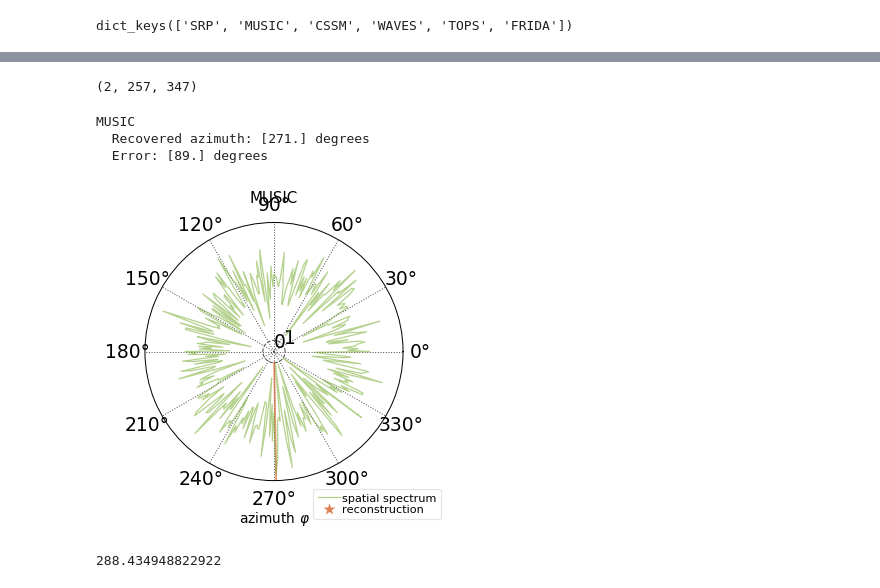
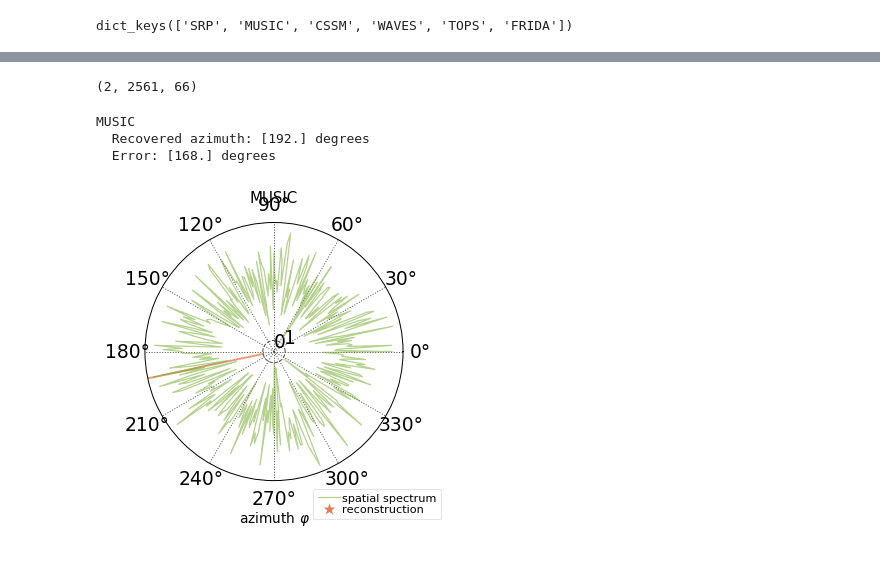
Before and after one commit to mosheman5/deep_voice, a Jupyter notebook: DOA_evaluation/pyroomdoa.ipynb, the cells around one changed output, grey strips where cells are left out. Saved outputs shown, nothing was run; the diff lists cells and outputs as text; code cells hidden in the pictures.

```diff
--- a/DOA_evaluation/pyroomdoa.ipynb
+++ b/DOA_evaluation/pyroomdoa.ipynb
@@ -63,7 +63,7 @@ data, fs = read_sound(file_name)
 # %%
 data, fs = read_sound(file_name, time=[285, 287])
 # %%
-data, fs = read_sound(file_name, time=[60, 245])
+# data, fs = read_sound(file_name, time=[60, 245])
 # %%
 data.shape
 # %% [output]
@@ -213,7 +208,7 @@ azimuth = 0
 # %%
 ################################
 # Compute the STFT frames needed
-nfft = 1024//2
+nfft = 1024*5
 X = np.array([
-    pra.stft(signal, nfft, nfft // 2, transform=np.fft.rfft).T
+    pra.stft(signal, nfft, nfft // 4, transform=np.fft.rfft).T
     for signal in rec_signal ])
@@ -220,29 +234,24 @@ X = np.array([
 # %%
 X.shape
 # %% [output]
-(2, 257, 347)
+(2, 2561, 66)
 # %%
-
 r_rec=np.c_[
     [5005, 5000, 9995],  # mic 1
     [5005, 5000, 9990],  # mic 2
     ]/scale_fact
 doa = pra.doa.algorithms[algo_name](r_rec, fs, nfft=nfft, c=1500/scale_fact, mode='near')
-doa.locate_sources(X, freq_range=[300., 600.])
+doa.locate_sources(X[:, :, :], freq_range=[300., 800.])
 
-doa.polar_plt_dirac()
+doa.polar_plt_dirac()#azimuth_ref=np.array([0]))
 plt.title(algo_name)
 
 # doa.azimuth_recon contains the reconstructed location of the source
 print(algo_name)
 print('  Recovered azimuth:', doa.azimuth_recon / np.pi * 180., 'degrees')
 print('  Error:', circ_dist(azimuth, doa.azimuth_recon) / np.pi * 180., 'degrees')
 # %% [output]
 MUSIC
-  Recovered azimuth: [271.] degrees
-  Error: [89.] degrees
+  Recovered azimuth: [192.] degrees
+  Error: [168.] degrees
-[figure, old version]
+[figure, new version]
-# %%
-270+np.arctan(2.5/7.5)*180/np.pi
-# %% [output]
-288.434948822922
```
Also changed, not shown: parts of 10 cells of this notebook.
